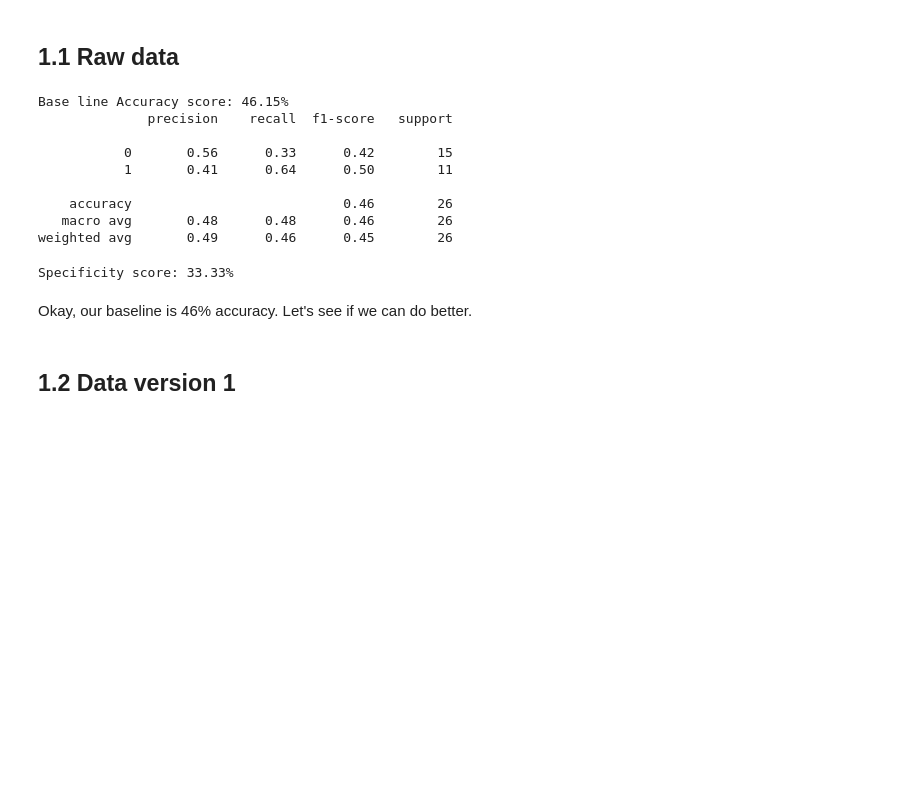
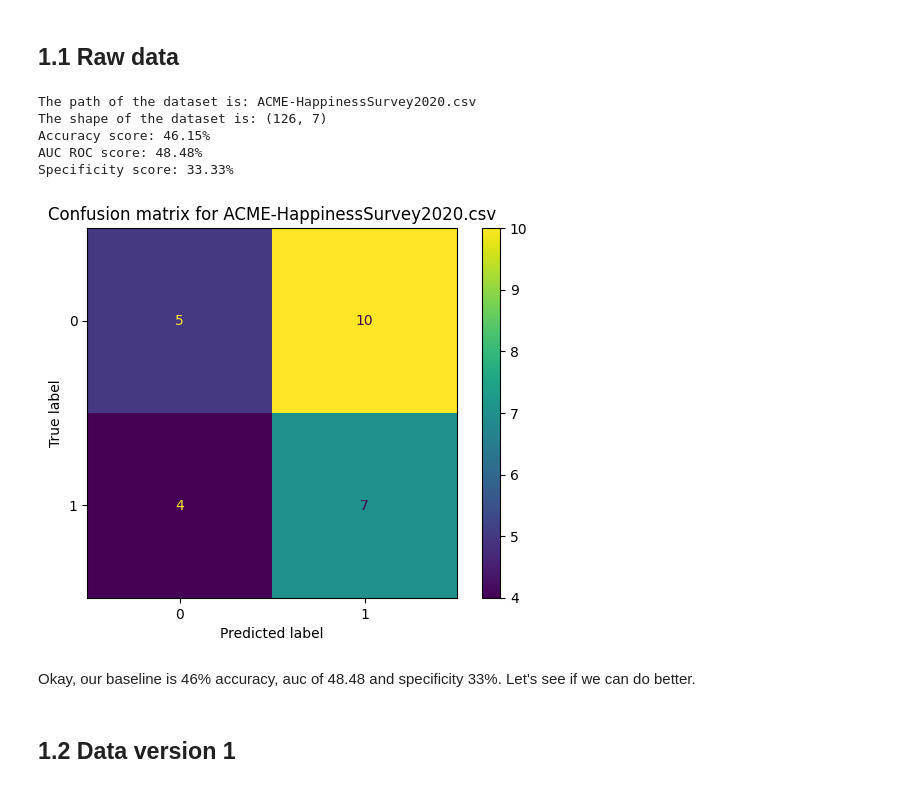
Before and after one commit to joaothomazlemos/4AVbJnW3rbsWDNP8, a Jupyter notebook: 02_baseline_model.ipynb, the cells around one changed output. Saved outputs shown, nothing was run; the diff lists cells and outputs as text; code cells hidden in the pictures; blank space fills up the shorter version.

```diff
--- a/02_baseline_model.ipynb
+++ b/02_baseline_model.ipynb
@@ -43,2 +58,35 @@ specificity_scorer = make_scorer(specificity_score)
+# %%
+#function that receives the dataset, and the model and returns the accuracy and specificity scores
+
+def model_evaluation(patch, model):
+    '''Info:
+    This function receives the dataset and the model and returns the accuracy and specificity scores
+    -----------------------------------------------------------------------------------------------
+    Input:
+    patch: the path of the dataset
+    model: the model to be used
+    -----------------------------------------------------------------------------------------------
+    Output:
+    accuracy_score: the accuracy score
+    specificity_score: the specificity score
+    -----------------------------------------------------------------------------------------------
+    '''
+    df = pd.read_csv(patch)
+    #print final part of the path ( everything after the last /)
+    file_name = patch.split("/")[-1]
+    print(f'\nThe path of the dataset is: {file_name}')
+    #print the shape of the dataset
+    print('The shape of the dataset is: {}'.format(df.shape))
+    X = df.drop(columns=['Y'])
+    y = df['Y']
+    X_train, X_test, y_train, y_test = train_test_split(X, y, test_size=0.2, random_state=42)
+    model.fit(X_train, y_train)
+    y_pred = model.predict(X_test)
+    print('Accuracy score: {:.2%} '.format(accuracy_score(y_test, y_pred)))
+    print('AUC ROC score: {:.2%} '.format(roc_auc_score(y_test, y_pred)))
+    specificity_score(y_test, y_pred, file_name)
+# %%
+#baseline model
+model = LogisticRegression(random_state=42)
 # %% [markdown]
 ## 1.1 Raw data
@@ -54,27 +93,17 @@ X_train, X_test, y_train, y_test = train_test_split(X, y, test_size=0.2, random_
-# %%
-LR = LogisticRegression(random_state=42)
-LR.fit(X_train, y_train)
-
-y_pred = LR.predict(X_test)
-
-print('Base line Accuracy score: {:.2%} '.format(accuracy_score(y_test, y_pred)))
-
-print(classification_report(y_test, y_pred))
-# %% [output]
-Base line Accuracy score: 46.15%
-              precision    recall  f1-score   support
-
-           0       0.56      0.33      0.42        15
-           1       0.41      0.64      0.50        11
-
-    accuracy                           0.46        26
-   macro avg       0.48      0.48      0.46        26
-weighted avg       0.49      0.46      0.45        26
-# %%
-specificity_score(y_test, y_pred)
-# %% [output]
-Specificity score: 33.33%
+# %%
+#importing raw data
+patch = 'data/ACME-HappinessSurvey2020.csv'
+
+#calling the function
+model_evaluation(patch, model)
+# %% [output]
+The path of the dataset is: ACME-HappinessSurvey2020.csv
+The shape of the dataset is: (126, 7)
+Accuracy score: 46.15%
+AUC ROC score: 48.48%
+Specificity score: 33.33%
+[figure, added]
 # %% [markdown]
-Okay, our baseline is 46% accuracy. Let's see if we can do better.
+Okay, our baseline is 46% accuracy, auc of 48.48 and specificity 33%. Let's see if we can do better.
 # %% [markdown]
 ## 1.2 Data version 1
```
Also changed, not shown: parts of 38 cells of this notebook, 2 other files.
